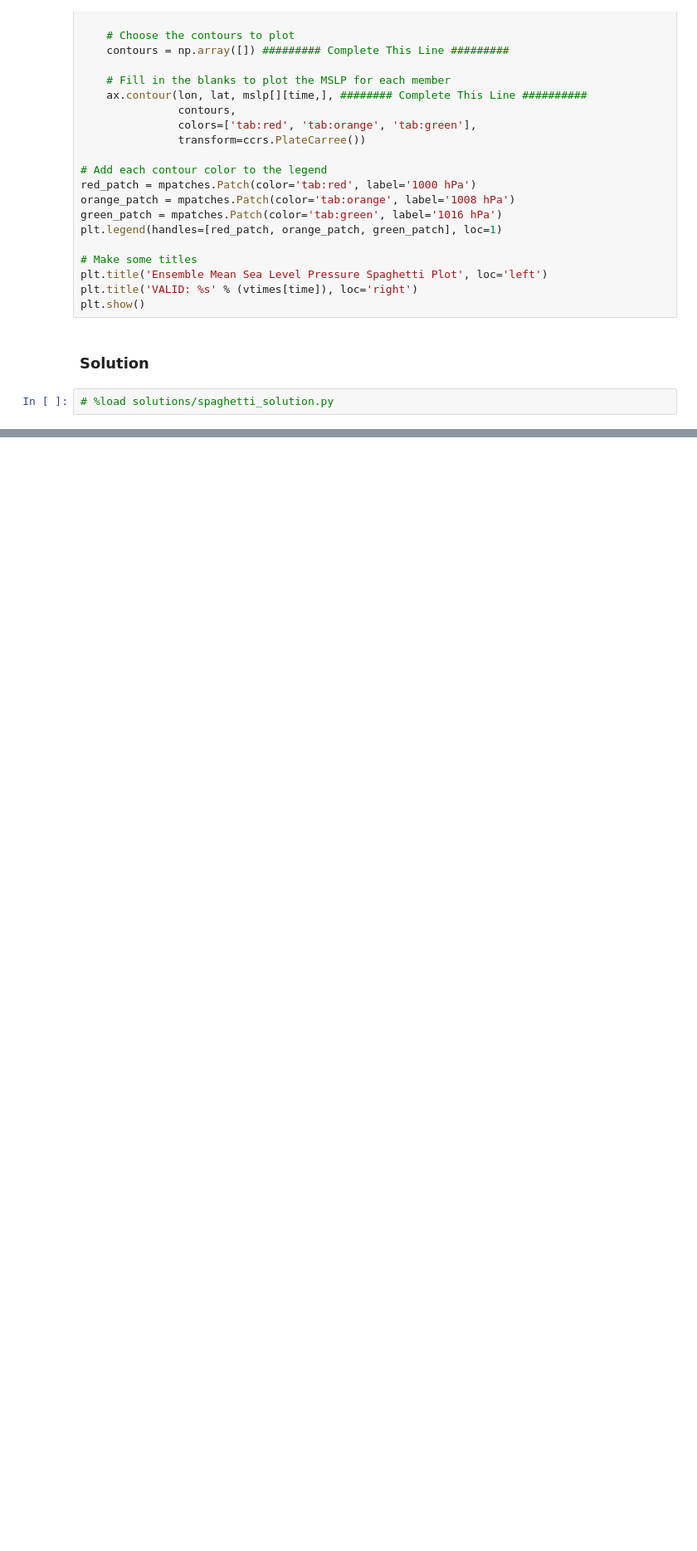
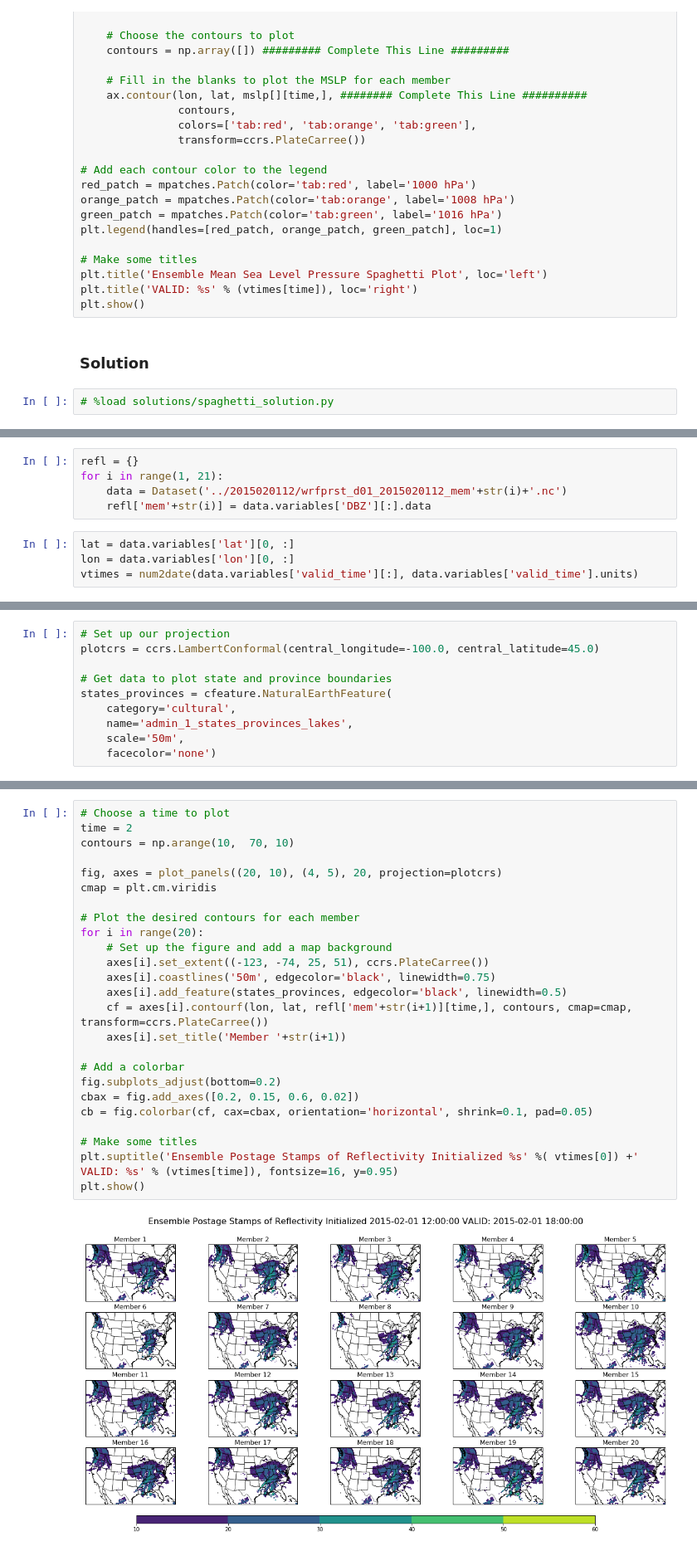
Before and after one commit to tjwixtrom/workshop2018, a Jupyter notebook: notebooks/spaghetti_plots.ipynb, the cells around one changed output, grey strips where cells are left out. Shown at 83% size. Drawn from its saved outputs; the diff is of its cells as text; blank space fills up the shorter version.

```diff
--- a/notebooks/spaghetti_plots.ipynb
+++ b/notebooks/spaghetti_plots.ipynb
@@ -153,0 +159,9 @@ plt.show()
+# %%
+refl = {}
+for i in range(1, 21):
+    data = Dataset('../2015020112/wrfprst_d01_2015020112_mem'+str(i)+'.nc')
+    refl['mem'+str(i)] = data.variables['DBZ'][:].data
+# %%
+lat = data.variables['lat'][0, :]
+lon = data.variables['lon'][0, :]
+vtimes = num2date(data.variables['valid_time'][:], data.variables['valid_time'].units)
@@ -153,0 +170,10 @@ plt.show()
+# %%
+# Set up our projection
+plotcrs = ccrs.LambertConformal(central_longitude=-100.0, central_latitude=45.0)
+
+# Get data to plot state and province boundaries
+states_provinces = cfeature.NaturalEarthFeature(
+    category='cultural',
+    name='admin_1_states_provinces_lakes',
+    scale='50m',
+    facecolor='none')
@@ -153,0 +205,27 @@ plt.show()
+# %%
+# Choose a time to plot
+time = 2
+contours = np.arange(10,  70, 10)
+
+fig, axes = plot_panels((20, 10), (4, 5), 20, projection=plotcrs)
+cmap = plt.cm.viridis
+
+# Plot the desired contours for each member
+for i in range(20):
+    # Set up the figure and add a map background
+    axes[i].set_extent((-123, -74, 25, 51), ccrs.PlateCarree())
+    axes[i].coastlines('50m', edgecolor='black', linewidth=0.75)
+    axes[i].add_feature(states_provinces, edgecolor='black', linewidth=0.5)
+    cf = axes[i].contourf(lon, lat, refl['mem'+str(i+1)][time,], contours, cmap=cmap, transform=ccrs.PlateCarree())
+    axes[i].set_title('Member '+str(i+1))
+
+# Add a colorbar
+fig.subplots_adjust(bottom=0.2)
+cbax = fig.add_axes([0.2, 0.15, 0.6, 0.02])
+cb = fig.colorbar(cf, cax=cbax, orientation='horizontal', shrink=0.1, pad=0.05)
+
+# Make some titles
+plt.suptitle('Ensemble Postage Stamps of Reflectivity Initialized %s' %( vtimes[0]) +' VALID: %s' % (vtimes[time]), fontsize=16, y=0.95)
+plt.show()
+# %% [output]
+[figure, added]
```
Also changed, not shown: parts of 17 cells of this notebook, 6 other files.
